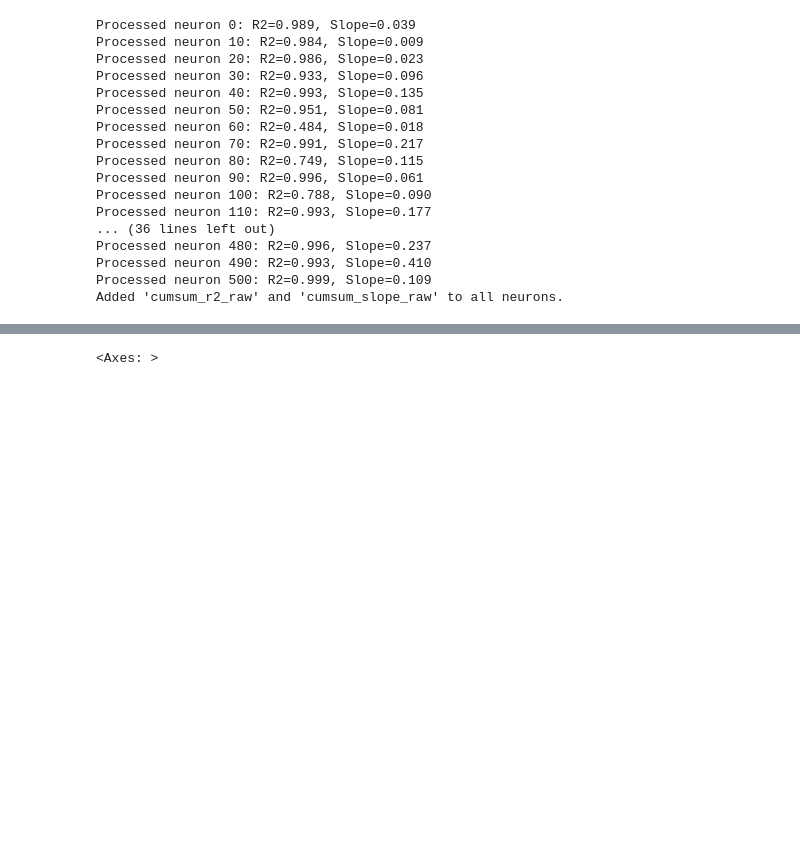
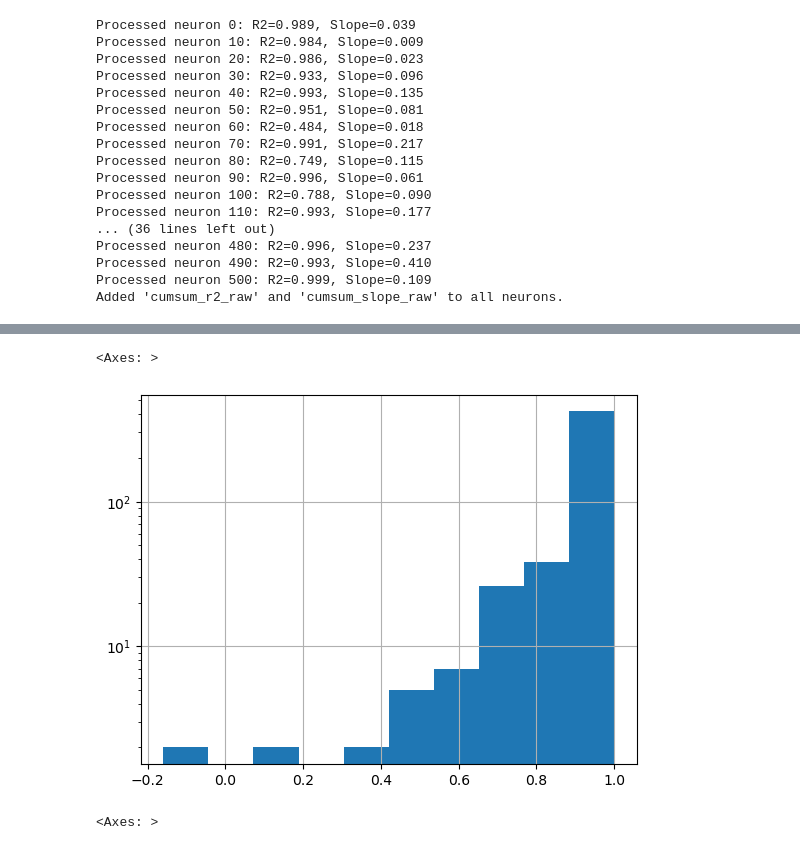
Before and after one commit to mjoudy/Cascade, a Jupyter notebook: active_neurons.ipynb, the cells around one changed output, grey strips where cells are left out. Saved outputs shown, nothing was run; the diff lists cells and outputs as text; code cells hidden in the pictures; blank space fills up the shorter version.

```diff
--- a/active_neurons.ipynb
+++ b/active_neurons.ipynb
@@ -639,3 +731,8 @@ Total Neurons: 502
+# %%
+df_results['Corr_Rec'].hist(log=True)
+# %% [output]
+<Axes: >
+[figure, added]
 # %%
 df_results['Cumsum_Slope'].hist()
 # %% [output]
```
Also changed, not shown: parts of 38 cells of this notebook.
